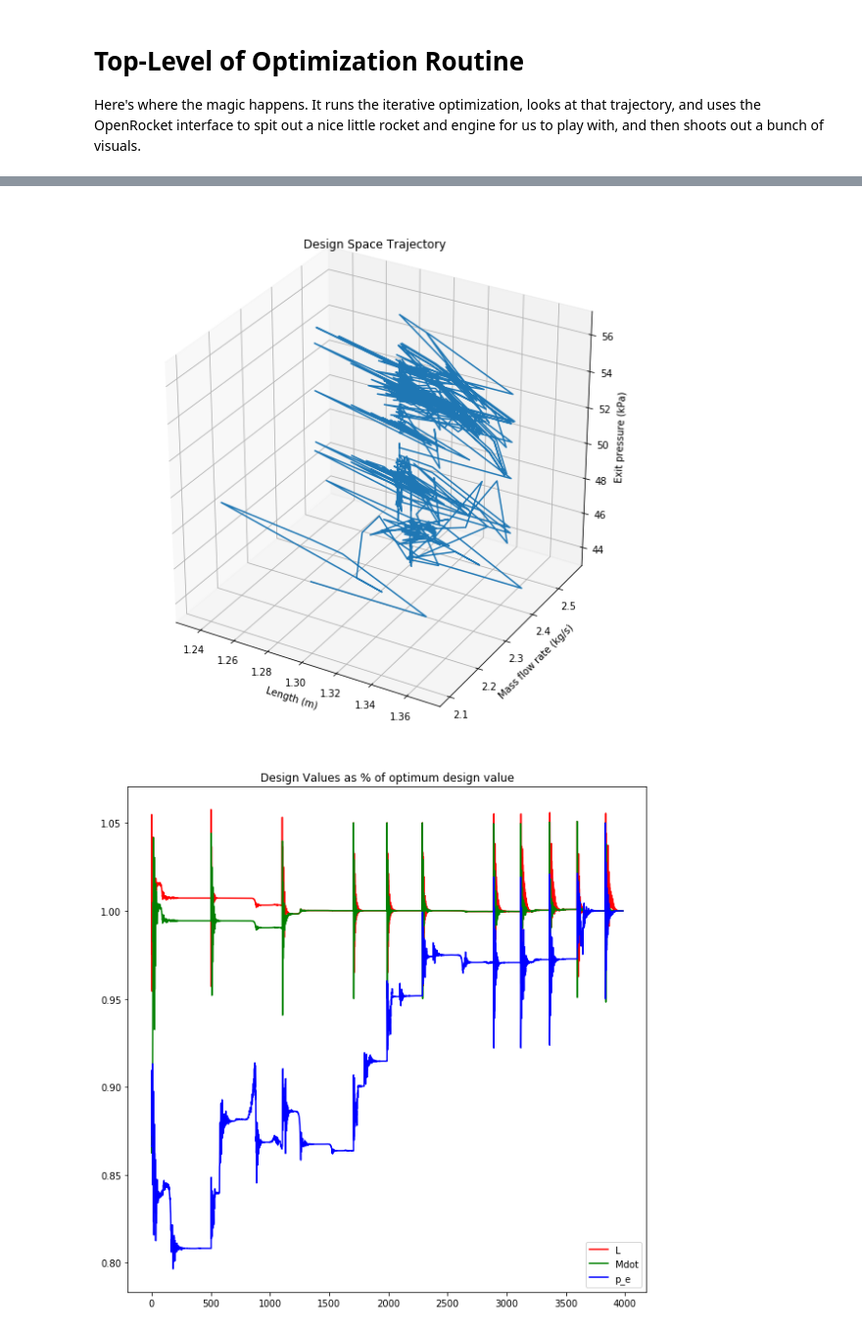
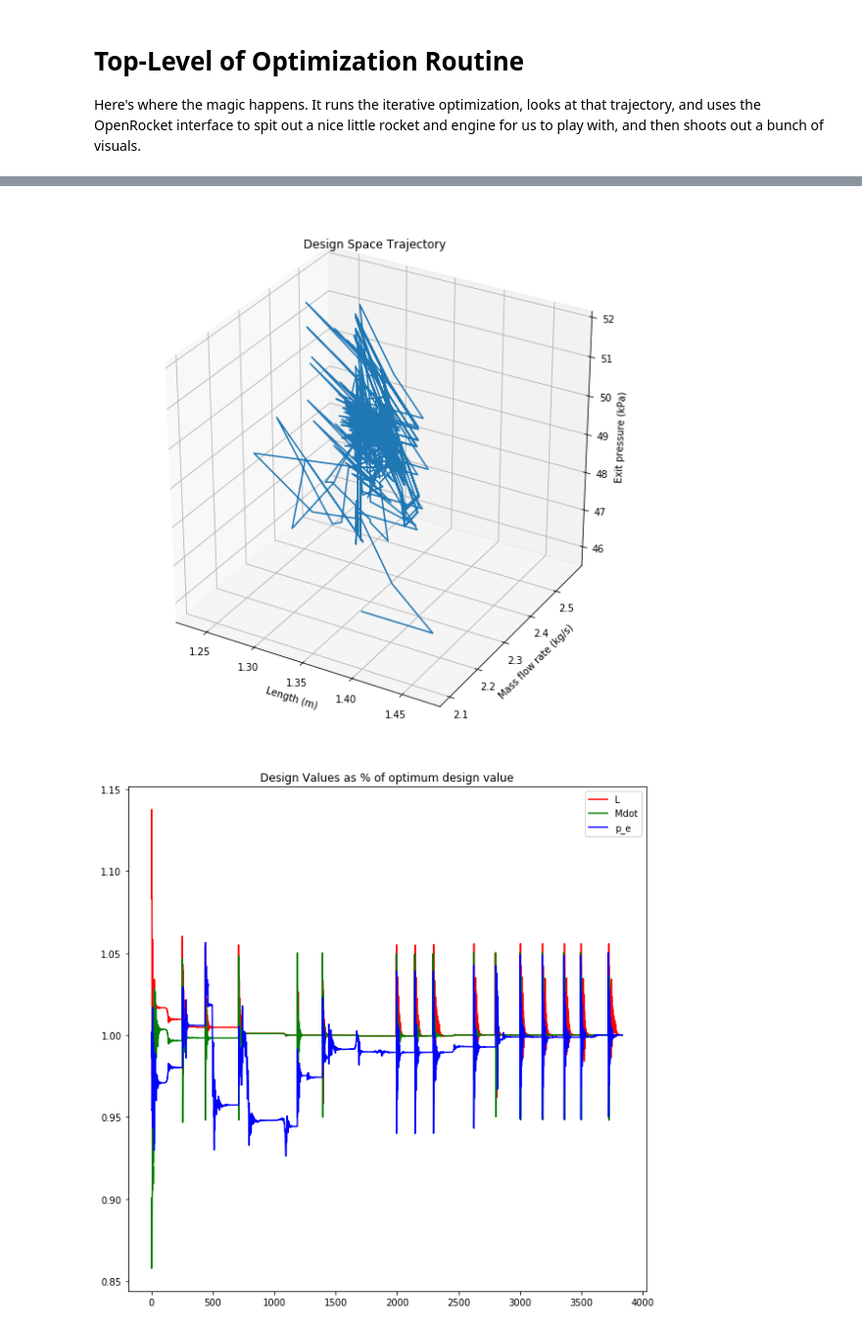
Before and after one commit to psas/lv4-mdo, a Jupyter notebook: optimization/optimizer.ipynb, the cells around one changed output, grey strips where cells are left out. Shown at 98% size. Cells and saved outputs as stored; diff of their text form; code cells hidden in the pictures.

```diff
--- a/optimization/optimizer.ipynb
+++ b/optimization/optimizer.ipynb
@@ -141,7 +141,7 @@ launch_site_alt = 1401 # m, altitude of launch site above sea level
 
 ##CHANGE INITIAL DESIGN GUESS HERE
 # be sure that you start with a feasible design, otherwise the problem will be ill-conditioned
-L = 1.3    # Total tank lengths (m)
+L = 1.4    # Total tank lengths (m)
 mdot = 2.1 # Propellant mass flow rate (kg/s)
 dia = 12.  # Rocket diameter (in)
 p_e = 47.  # Exit Pressure (kPa)
@@ -338,7 +338,7 @@ def print_results(res):
     text_base.append('\ndesign mass flow rate                      = {:.3f} kg/s'.format(mdot))
     text_base.append('\ndesign nozzle exit pressure                = {:.3f} kPa'.format(p_e))
     text_base.append('\ndesign tankage length (after adjustment)   = {:.3f} m'.format(sim.l_o + sim.l_f))
-    text_base.append('\ndesign airframe diameter                   = {:.3f} in.'.format(sim.dia))
+    text_base.append('\ndesign airframe diameter                   = {:.3f} in.'.format(dia))
     text_base.append('\ndesign airframe total length               = {:.3f} m.'.format(sim.total_length))
     text_base.append('\ndesign GLOW                                = {:.3f} kg'.format(sim.m[0]))
 
@@ -495,6 +495,10 @@ Here's where the magic happens. It runs the iterative optimization, looks at tha
 # %%
 # Results, this is the big boi function
 if __name__ == '__main__': # Testing
+    test_alt = trajectory(X0[0], X0[1], dia, X0[2], x_init=launch_site_alt, dt=time_step).alt[-1]
+    if (test_alt < cons_alt) or (test_alt > cons_ceiling): # rudimentary error handling to save heartache
+        raise Exception('Rocket altitude out of bound! Apogee {:.3f} km'.format(test_alt/1000))
+
     # feed initial design into iterative optimizer, get best design
     res = iterate(f, X0, iterations)
     print("Optimization done!")
@@ -546,2 +551,2 @@ Reopen OpenRocket to run simulation.
-[figure, old version]
+[figure, new version]
-[figure, old version]
+[figure, new version]
```
Also changed, not shown: parts of 7 cells of this notebook, 4 other files.
